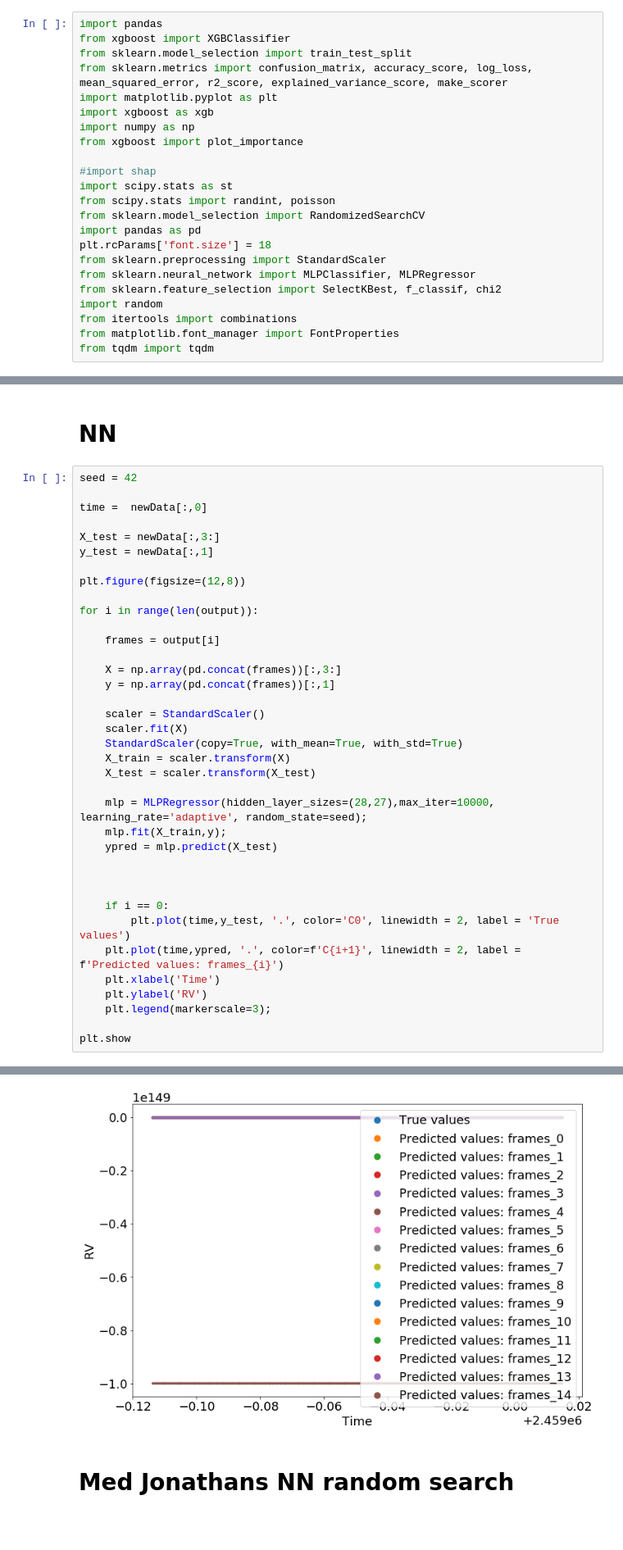
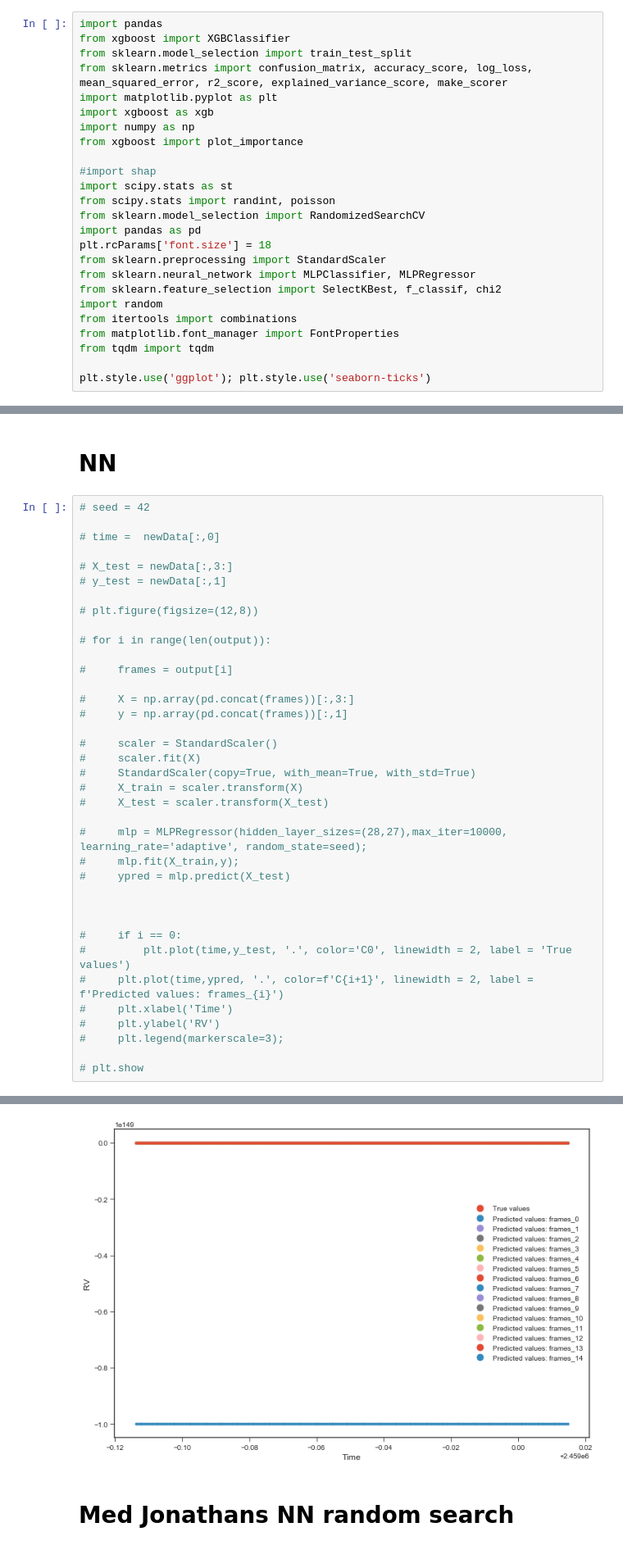
Before and after one commit to svejlgaard/finalproject, a Jupyter notebook: Regression.ipynb, the cells around one changed output, grey strips where cells are left out. Shown at 82% size. Drawn from its saved outputs; the diff is of its cells as text; blank space fills up the shorter version.

```diff
--- a/Regression.ipynb
+++ b/Regression.ipynb
@@ -21,6 +21,8 @@ import random
 from itertools import combinations
 from matplotlib.font_manager import FontProperties
 from tqdm import tqdm
+
+plt.style.use('ggplot'); plt.style.use('seaborn-ticks')
 # %%
 df1 = pd.read_csv('data2\etalon_jitter_16Mar20_etalon.ccfSum-telemetryCLEANED.csv')
 df2 = pd.read_csv('data2\etalon_jitter_18Mar20_etalon.ccfSum-telemetryCLEANED.csv')
@@ -527,45 +323,45 @@ v3 = np.loadtxt('../../../Downloads/AllDatav3.txt')
 # %% [markdown]
 # NN
 # %%
-seed = 42
+# seed = 42
 
-time =  newData[:,0]
+# time =  newData[:,0]
 
-X_test = newData[:,3:]
-y_test = newData[:,1]
+# X_test = newData[:,3:]
+# y_test = newData[:,1]
 
-plt.figure(figsize=(12,8))
+# plt.figure(figsize=(12,8))
 
-for i in range(len(output)):
+# for i in range(len(output)):
 
-    frames = output[i]
+#     frames = output[i]
 
-    X = np.array(pd.concat(frames))[:,3:]
-    y = np.array(pd.concat(frames))[:,1]
+#     X = np.array(pd.concat(frames))[:,3:]
+#     y = np.array(pd.concat(frames))[:,1]
 
-    scaler = StandardScaler()
-    scaler.fit(X)
-    StandardScaler(copy=True, with_mean=True, with_std=True)
-    X_train = scaler.transform(X)
-    X_test = scaler.transform(X_test)
+#     scaler = StandardScaler()
+#     scaler.fit(X)
+#     StandardScaler(copy=True, with_mean=True, with_std=True)
+#     X_train = scaler.transform(X)
+#     X_test = scaler.transform(X_test)
 
-    mlp = MLPRegressor(hidden_layer_sizes=(28,27),max_iter=10000, learning_rate='adaptive', random_state=seed);
-    mlp.fit(X_train,y);
-    ypred = mlp.predict(X_test)
+#     mlp = MLPRegressor(hidden_layer_sizes=(28,27),max_iter=10000, learning_rate='adaptive', random_state=seed);
+#     mlp.fit(X_train,y);
+#     ypred = mlp.predict(X_test)
 
 
 
-    if i == 0:
-        plt.plot(time,y_test, '.', color='C0', linewidth = 2, label = 'True values')
-    plt.plot(time,ypred, '.', color=f'C{i+1}', linewidth = 2, label = f'Predicted values: frames_{i}')
-    plt.xlabel('Time')
-    plt.ylabel('RV')
-    plt.legend(markerscale=3);
+#     if i == 0:
+#         plt.plot(time,y_test, '.', color='C0', linewidth = 2, label = 'True values')
+#     plt.plot(time,ypred, '.', color=f'C{i+1}', linewidth = 2, label = f'Predicted values: frames_{i}')
+#     plt.xlabel('Time')
+#     plt.ylabel('RV')
+#     plt.legend(markerscale=3);
 
-plt.show
+# plt.show
 # %% [output]
 <function matplotlib.pyplot.show(*args, **kw)>
-[figure, old version]
+[figure, new version]
 # %% [markdown]
 # Med Jonathans NN random search
 # %%
```
Also changed, not shown: parts of 15 cells of this notebook.
